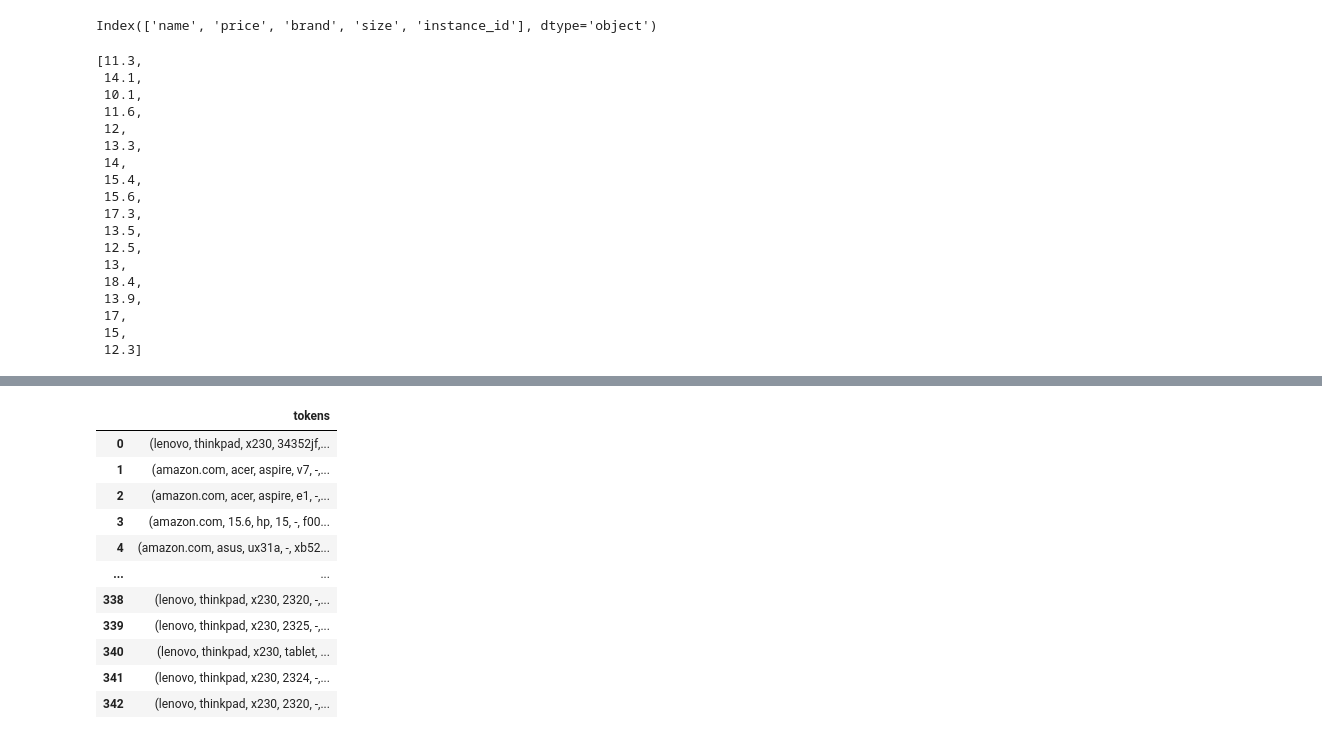
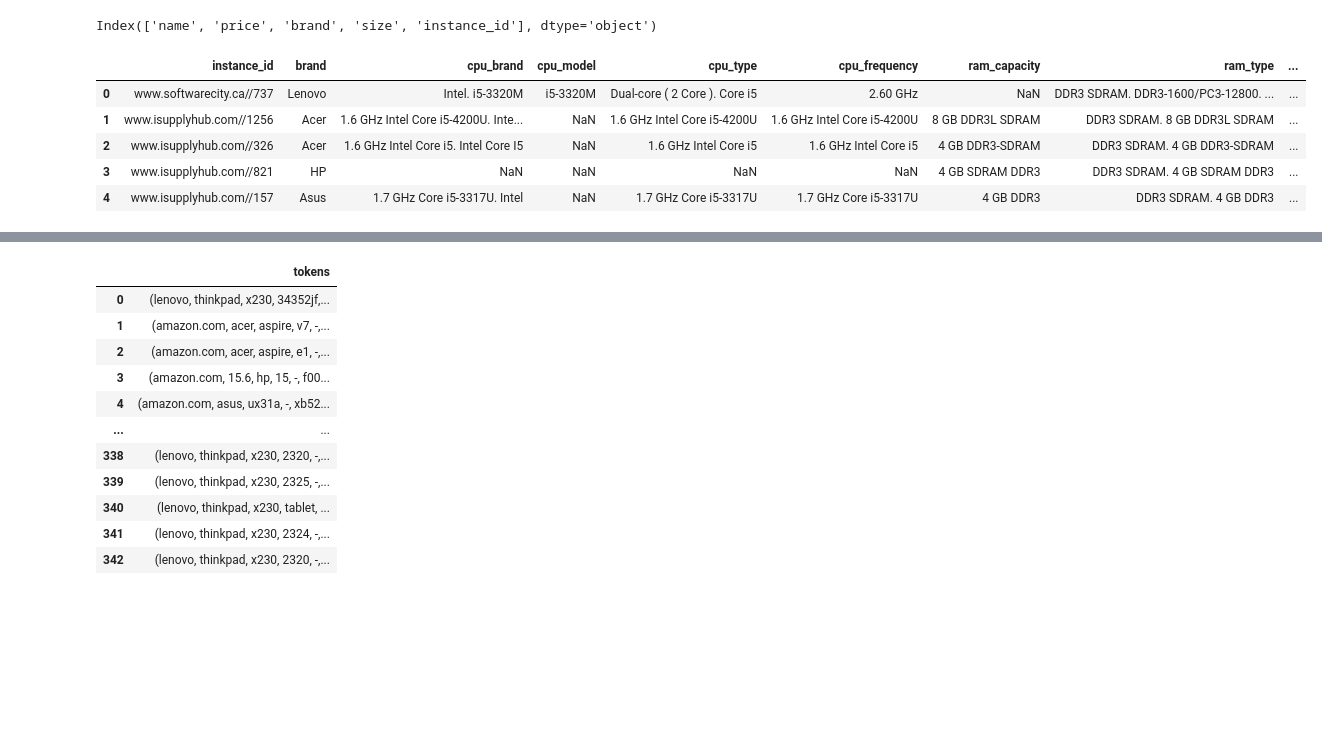
Before and after one commit to Samir55/sigmod2021_teamAAA, a Jupyter notebook: notebooks/Explore Datasets.ipynb, the cells around one changed output, grey strips where cells are left out. Saved outputs shown, nothing was run; the diff lists cells and outputs as text; code cells hidden in the pictures; blank space fills up the shorter version.

```diff
--- a/notebooks/Explore Datasets.ipynb
+++ b/notebooks/Explore Datasets.ipynb
@@ -183,23 +271,12 @@ def preprocess_laptop_dataset(df):
     return df
-# %%
-screen_sizes, brand_toke
-# %% [output]
-[11.3,
- 14.1,
- 10.1,
- 11.6,
- 12,
- 13.3,
- 14,
- 15.4,
- 15.6,
- 17.3,
- 13.5,
- 12.5,
- 13,
- 18.4,
- 13.9,
- 17,
- 15,
- 12.3]
+# %%
+x2 = pd.read_csv('../data/sigmod/X2.csv')
+x2.head()
+# %% [output]
+|  | instance_id | brand | cpu_brand | cpu_model | cpu_type | cpu_frequency | ram_capacity | ram_type | ... |
+| 0 | www.softwarecity.ca//737 | Lenovo | Intel. i5-3320M | i5-3320M | Dual-core ( 2 Core ). Core i5 | 2.60 GHz | NaN | DDR3 SDRAM. DDR3-1600/PC3-12800. ... | ... |
+| 1 | www.isupplyhub.com//1256 | Acer | 1.6 GHz Intel Core i5-4200U. Inte... | NaN | 1.6 GHz Intel Core i5-4200U | 1.6 GHz Intel Core i5-4200U | 8 GB DDR3L SDRAM | DDR3 SDRAM. 8 GB DDR3L SDRAM | ... |
+| 2 | www.isupplyhub.com//326 | Acer | 1.6 GHz Intel Core i5. Intel Core I5 | NaN | 1.6 GHz Intel Core i5 | 1.6 GHz Intel Core i5 | 4 GB DDR3-SDRAM | DDR3 SDRAM. 4 GB DDR3-SDRAM | ... |
+| 3 | www.isupplyhub.com//821 | HP | NaN | NaN | NaN | NaN | 4 GB SDRAM DDR3 | DDR3 SDRAM. 4 GB SDRAM DDR3 | ... |
+| 4 | www.isupplyhub.com//157 | Asus | 1.7 GHz Core i5-3317U. Intel | NaN | 1.7 GHz Core i5-3317U | 1.7 GHz Core i5-3317U | 4 GB DDR3 | DDR3 SDRAM. 4 GB DDR3 | ... |
 # %%
```
Also changed, not shown: parts of 19 cells of this notebook, 2 other files.
